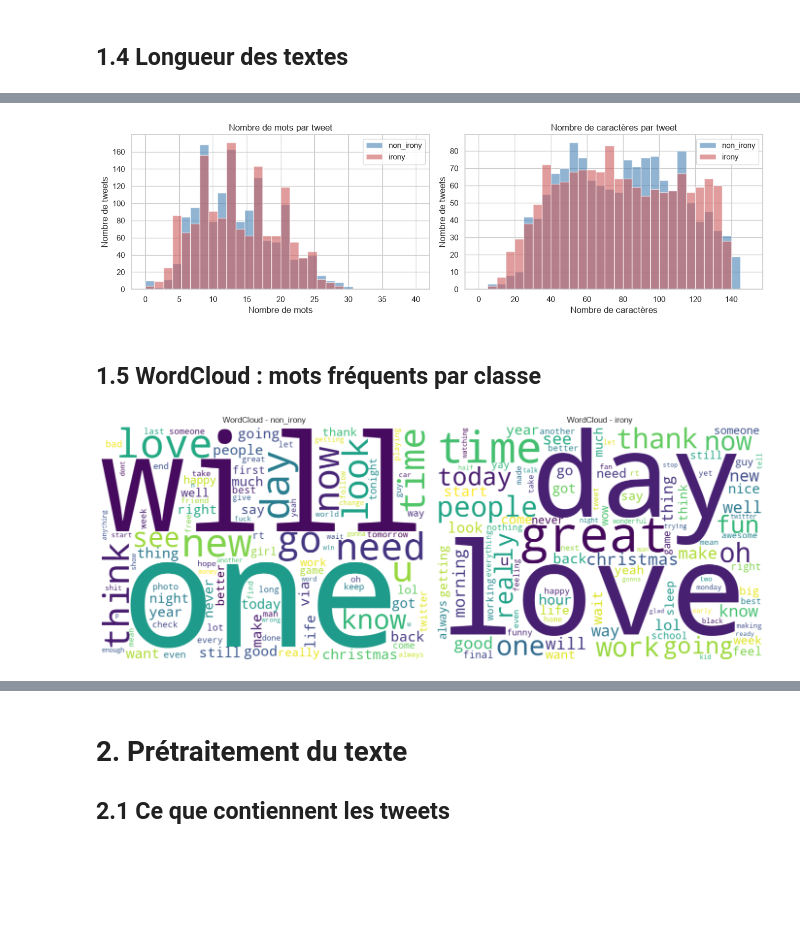
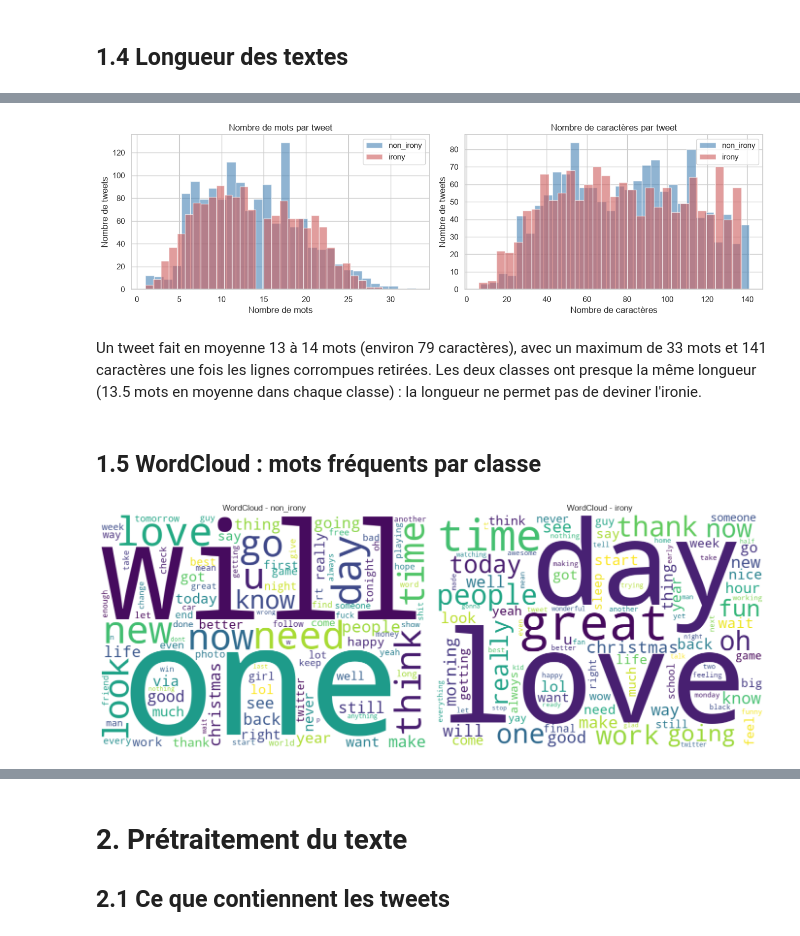
Before and after one commit to MohamedChaker-bha/irony-detection, a Jupyter notebook: notebooks/01_eda_cleaning.ipynb, the cells around one changed output, grey strips where cells are left out. Drawn from its saved outputs; the diff is of its cells as text; code cells hidden in the pictures; blank space fills up the shorter version.

```diff
--- a/notebooks/01_eda_cleaning.ipynb
+++ b/notebooks/01_eda_cleaning.ipynb
@@ -48,0 +44,7 @@ test  : (784, 2)
+# %%
+print("Lignes corrompues dans le train :", train["text"].str.contains("\t").sum())
+
+train = drop_corrupted_rows(train)
+
+print("train :", train.shape)
+assert len(train) == 2859
@@ -153,46 +164,37 @@ train.groupby("label")[["n_chars", "n_words"]].mean().round(1)
 # %%
 fig, axes = plt.subplots(1, 2, figsize=(13, 4))
 
-axes[0].hist(train[train["label"] == 0]["n_words"], bins=30, range=(0, 40), alpha=0.6, label="non_irony", color="steelblue")
-axes[0].hist(train[train["label"] == 1]["n_words"], bins=30, range=(0, 40), alpha=0.6, label="irony", color="indianred")
-axes[0].set_title("Nombre de mots par tweet")
-axes[0].set_xlabel("Nombre de mots")
-axes[0].set_ylabel("Nombre de tweets")
-axes[0].legend()
-
-axes[1].hist(train[train["label"] == 0]["n_chars"], bins=30, range=(0, 150), alpha=0.6, label="non_irony", color="steelblue")
-axes[1].hist(train[train["label"] == 1]["n_chars"], bins=30, range=(0, 150), alpha=0.6, label="irony", color="indianred")
-axes[1].set_title("Nombre de caractères par tweet")
-axes[1].set_xlabel("Nombre de caractères")
-axes[1].set_ylabel("Nombre de tweets")
-axes[1].legend()
+for col, ax, titre in zip(["n_words", "n_chars"], axes, ["mots", "caractères"]):
+    ax.hist(train[train["label"] == 0][col], bins=30, alpha=0.6, label=LABEL_NAMES[0], color="steelblue")
+    ax.hist(train[train["label"] == 1][col], bins=30, alpha=0.6, label=LABEL_NAMES[1], color="indianred")
+    ax.set_title("Nombre de " + titre + " par tweet")
+    ax.set_xlabel("Nombre de " + titre)
+    ax.set_ylabel("Nombre de tweets")
+    ax.legend()
 
 plt.tight_layout()
 plt.show()
 # %% [output]
-[figure, old version]
+[figure, new version]
+# %% [markdown]
+Un tweet fait en moyenne 13 à 14 mots (environ 79 caractères), avec un maximum de 33 mots et 141 caractères une fois les lignes corrompues retirées.
+Les deux classes ont presque la même longueur (13.5 mots en moyenne dans chaque classe) : la longueur ne permet pas de deviner l'ironie.
 # %% [markdown]
 ## 1.5 WordCloud : mots fréquents par classe
 # %%
 a_ignorer = set(STOPWORDS) | {"user", "http", "https", "co", "amp"}
 
-def texte_pour_nuage(serie):
-    gros_texte = " ".join(serie).lower()
-    gros_texte = re.sub(r"http\S+", " ", gros_texte)
-    gros_texte = re.sub(r"@\w+", " ", gros_texte)
-    return gros_texte
-
 fig, axes = plt.subplots(1, 2, figsize=(14, 6))
 
-for ax, (lab, nom) in zip(axes, [(0, "non_irony"), (1, "irony")]):
-    texte = texte_pour_nuage(train[train["label"] == lab]["text"])
-    nuage = WordCloud(width=700, height=500, background_color="white",
-                      stopwords=a_ignorer, max_words=100, random_state=42).generate(texte)
+for ax, lab in zip(axes, [0, 1]):
+    textes = train[train["label"] == lab]["text"].apply(lambda t: clean_text(t, remove_stopwords=False, remove_punct=False, lemmatize=False))
+    nuage = WordCloud(width=700, height=500, background_color="white", stopwords=a_ignorer,
+                      max_words=100, random_state=RANDOM_STATE).generate(" ".join(textes))
     ax.imshow(nuage, interpolation="bilinear")
-    ax.set_title("WordCloud - " + nom)
+    ax.set_title("WordCloud - " + LABEL_NAMES[lab])
     ax.axis("off")
 
 plt.tight_layout()
 plt.show()
 # %% [output]
-[figure, old version]
+[figure, new version]
```
Also changed, not shown: parts of 40 cells of this notebook, 6 other files.
